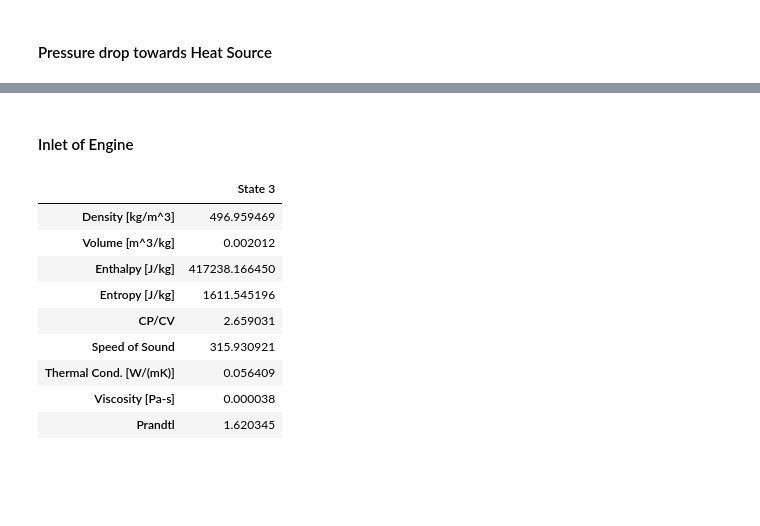
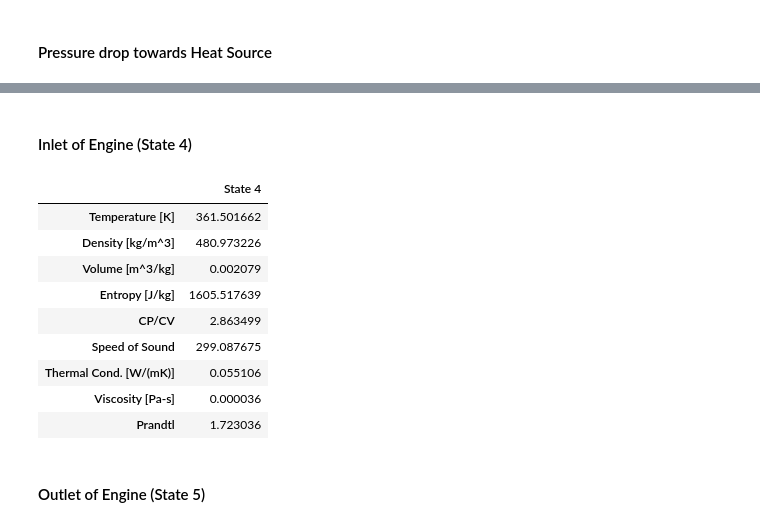
Before and after one commit to Diego-33/Heat_Exchanger_Calcs, a Jupyter notebook: sCO2_Loop_Calcs.ipynb, the cells around one changed output, grey strips where cells are left out. Cells and saved outputs as stored; diff of their text form; code cells hidden in the pictures; blank space fills up the shorter version.

```diff
--- a/sCO2_Loop_Calcs.ipynb
+++ b/sCO2_Loop_Calcs.ipynb
@@ -222,14 +224,14 @@ Enth_2b # [J/kg]
 # %%
 # Using the new Pressure and enthalpy find the states of the fluid at the outlet of Heat Source
 
-State_2b = RP.REFPROPdll("CO2","PH","T;D;V;S;CP/CV;W;TCX;VIS;PRANDTL", MASS_BASE_SI,0,0,P2b,Enth_2b,[1.0])
+State_3 = RP.REFPROPdll("CO2","PH","T;D;V;S;CP/CV;W;TCX;VIS;PRANDTL", MASS_BASE_SI,0,0,P3,Enth_3,[1.0])
 
 # Outputs will be placed into data frame for organization
-State_2b = pd.DataFrame(State_2b.Output[0:9],
+State_3 = pd.DataFrame(State_3.Output[0:9],
             index = ['Temperature [K]', 'Density [kg/m^3]', 'Volume [m^3/kg]', 'Entropy [J/kg]',
                      'CP/CV', 'Speed of Sound', 'Thermal Cond. [W/(mK)]', 'Viscosity [Pa-s]', 'Prandtl'],
-            columns = ['State 2b'])
+            columns = ['State 3'])
 
 # Display the data frame
-State_2b
+State_3
 # %% [output]
@@ -246,10 +248,11 @@ State_2b
 # %%
 # Add enthalpy to the data frame
-State_2b.loc['Enthalpy [J/kg]', 'State 2b'] = Enth_2b
+State_2.loc['Enthalpy [J/kg]', 'State 2'] = Enth_2
+State_3.loc['Enthalpy [J/kg]', 'State 3'] = Enth_3
 # %%
 # Find Velocity, Reynolds Number, and darcy friction factor (assuming smooth pipe)
-Velocity = 4 * m_dot * State_2b.loc['Volume [m^3/kg]','State 2b'] / (math.pi * Tube_ID**2)
-Reynolds = State_2b.loc['Density [kg/m^3]','State 2b'] * Velocity * Tube_ID / State_2b.loc['Viscosity [Pa-s]','State 2b']
+Velocity = 4 * m_dot * State_3.loc['Volume [m^3/kg]','State 3'] / (math.pi * Tube_ID**2)
+Reynolds = State_3.loc['Density [kg/m^3]','State 3'] * Velocity * Tube_ID / State_3.loc['Viscosity [Pa-s]','State 3']
 Darcy_f = (0.79 * math.log(Reynolds) - 1.64)**(-2)
 # %%
 # Using Estimated Length of Tubing connecting Heat Source and Engine
@@ -293,6 +293,6 @@ Pressure at Inlet of Engine = 2876.727 psia
 # %%
 # Find the enthalpy at the inlet of the Engine
-Enth_2b = (State_2a.loc['Enthalpy [J/kg]','State 2a'] * (1 + ((State_2a.loc['CP/CV','State 2a'] - 1) / 2) * Mach_inlet**2 + q_dim)) / \
-            (1 + ((State_2a.loc['CP/CV','State 2a'] - 1) / 2) * (Mach_outlet_1**2))
+Enth_4 = (State_3.loc['Enthalpy [J/kg]','State 3'] * (1 + ((State_3.loc['CP/CV','State 3'] - 1) / 2) * Mach_inlet**2 + q_dim)) / \
+            (1 + ((State_3.loc['CP/CV','State 3'] - 1) / 2) * (Mach_outlet_1**2))
 
-Enth_2b # [J/kg]
+Enth_4 # [J/kg]
@@ -299,29 +348,26 @@ Enth_2b # [J/kg]
 # %% [markdown]
-#### Inlet of Engine
+#### Inlet of Engine (State 4)
 # %%
-#Pressure and temperature of fluid at inlet of Engine
-# P3 is found above
-T3 = State_2b.loc['Temperature [K]', 'State 2b']  # Assume temperature difference from outlet of Heat source to inlet of engine is negligible
+# Using the new Pressure and enthalpy find the states of the fluid at the Inlet of Engine
 
-# Obtain fluid properties from the pressure and temperature outlined above
-State_3 = RP.REFPROPdll("CO2","PT","D;V;H;S;CP/CV;W;TCX;VIS;PRANDTL", MASS_BASE_SI,0,0,P3,T3,[1.0])
+State_4 = RP.REFPROPdll("CO2","PH","T;D;V;S;CP/CV;W;TCX;VIS;PRANDTL", MASS_BASE_SI,0,0,P4,Enth_4,[1.0])
 
 # Outputs will be placed into data frame for organization
-State_3 = pd.DataFrame(State_3.Output[0:9],
-            index = ['Density [kg/m^3]', 'Volume [m^3/kg]', 'Enthalpy [J/kg]', 'Entropy [J/kg]',
+State_4 = pd.DataFrame(State_4.Output[0:9],
+            index = ['Temperature [K]', 'Density [kg/m^3]', 'Volume [m^3/kg]', 'Entropy [J/kg]',
                      'CP/CV', 'Speed of Sound', 'Thermal Cond. [W/(mK)]', 'Viscosity [Pa-s]', 'Prandtl'],
-            columns = ['State 3'])
+            columns = ['State 4'])
 
 # Display the data frame
-State_3
+State_4
 # %% [output]
-|  | State 3 |
-| Density [kg/m^3] | 496.959469 |
-| Volume [m^3/kg] | 0.002012 |
-| Enthalpy [J/kg] | 417238.166450 |
-| Entropy [J/kg] | 1611.545196 |
-| CP/CV | 2.659031 |
-| Speed of Sound | 315.930921 |
-| Thermal Cond. [W/(mK)] | 0.056409 |
-| Viscosity [Pa-s] | 0.000038 |
-| Prandtl | 1.620345 |
+|  | State 4 |
+| Temperature [K] | 361.501662 |
+| Density [kg/m^3] | 480.973226 |
+| Volume [m^3/kg] | 0.002079 |
+| Entropy [J/kg] | 1605.517639 |
+| CP/CV | 2.863499 |
+| Speed of Sound | 299.087675 |
+| Thermal Cond. [W/(mK)] | 0.055106 |
+| Viscosity [Pa-s] | 0.000036 |
+| Prandtl | 1.723036 |
@@ -327,0 +381,2 @@ State_3
+# %% [markdown]
+#### Outlet of Engine (State 5)
```
Also changed, not shown: parts of 37 cells of this notebook, 4 other files.
